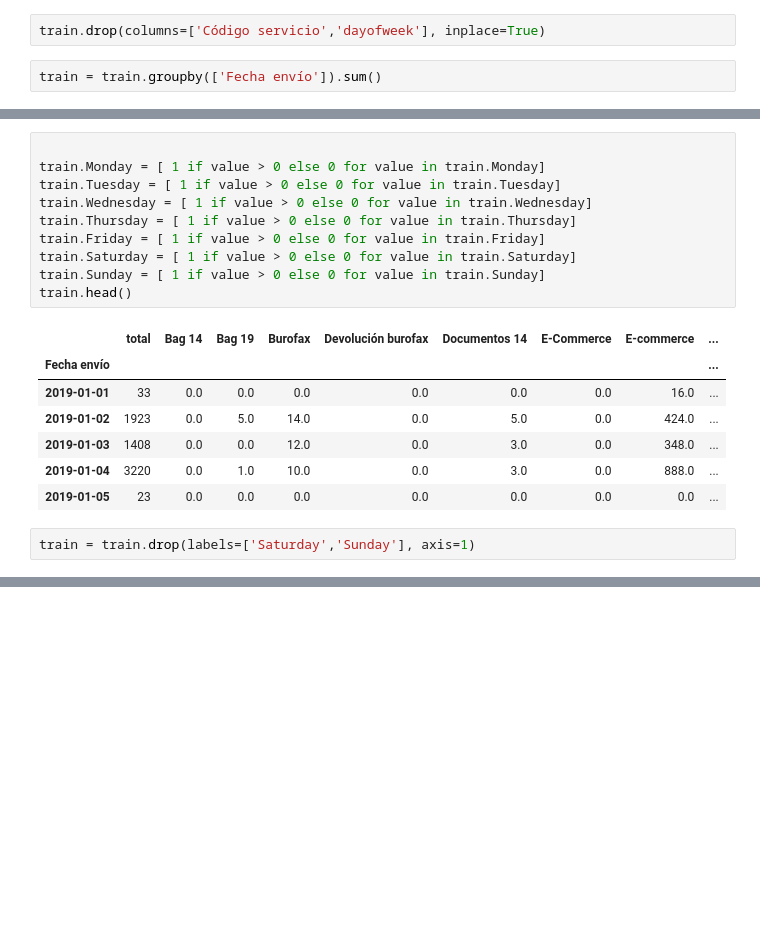
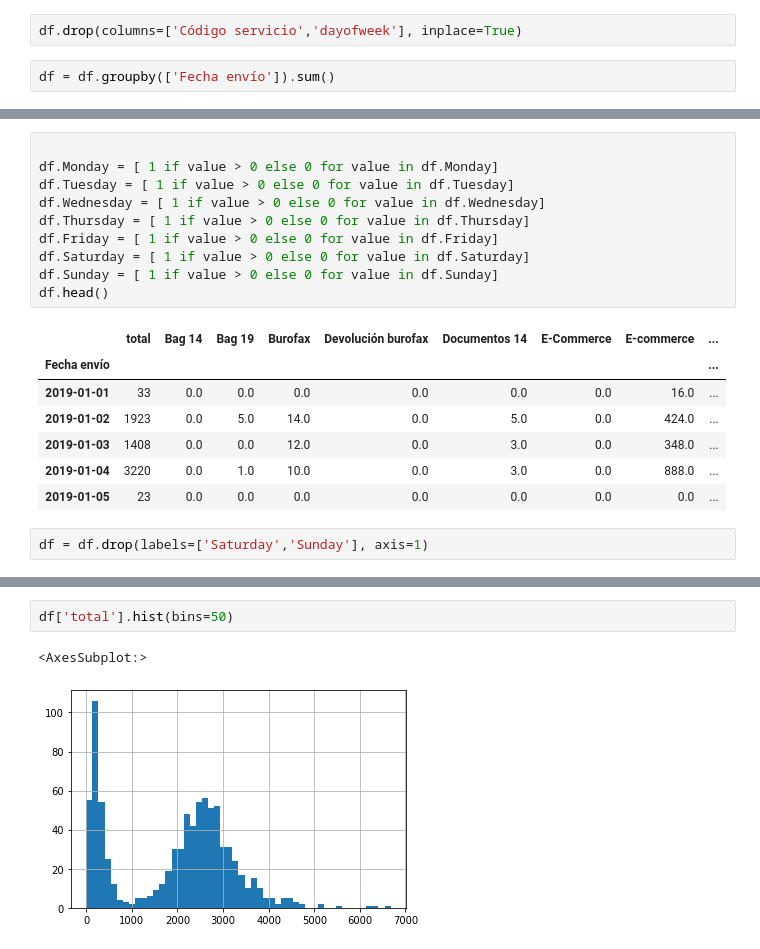
Before and after one commit to toniet/TFG, a Jupyter notebook: 1_CargaDataEnvios.ipynb, the cells around one changed output, grey strips where cells are left out. Saved outputs shown, nothing was run; the diff lists cells and outputs as text; blank space fills up the shorter version.

```diff
--- a/1_CargaDataEnvios.ipynb
+++ b/1_CargaDataEnvios.ipynb
@@ -196,7 +131,7 @@ train = pd.concat([train,encoded_df], axis=1)
 # %%
 #train = pd.concat([train,encoded_df], axis=1)
 # %%
-train.drop(columns=['Código servicio','dayofweek'], inplace=True)
+df.drop(columns=['Código servicio','dayofweek'], inplace=True)
 # %%
-train = train.groupby(['Fecha envío']).sum()
+df = df.groupby(['Fecha envío']).sum()
 # %%
@@ -247,13 +182,13 @@ columnas = ['E-commerce','Económico','Marítimo baleares',\
 # %%
 
-train.Monday = [ 1 if value > 0 else 0 for value in train.Monday]
-train.Tuesday = [ 1 if value > 0 else 0 for value in train.Tuesday]
-train.Wednesday = [ 1 if value > 0 else 0 for value in train.Wednesday]
-train.Thursday = [ 1 if value > 0 else 0 for value in train.Thursday]
-train.Friday = [ 1 if value > 0 else 0 for value in train.Friday]
-train.Saturday = [ 1 if value > 0 else 0 for value in train.Saturday]
-train.Sunday = [ 1 if value > 0 else 0 for value in train.Sunday]
-train.head()
+df.Monday = [ 1 if value > 0 else 0 for value in df.Monday]
+df.Tuesday = [ 1 if value > 0 else 0 for value in df.Tuesday]
+df.Wednesday = [ 1 if value > 0 else 0 for value in df.Wednesday]
+df.Thursday = [ 1 if value > 0 else 0 for value in df.Thursday]
+df.Friday = [ 1 if value > 0 else 0 for value in df.Friday]
+df.Saturday = [ 1 if value > 0 else 0 for value in df.Saturday]
+df.Sunday = [ 1 if value > 0 else 0 for value in df.Sunday]
+df.head()
 # %% [output]
 |  | total | Bag 14 | Bag 19 | Burofax | Devolución burofax | Documentos 14 | E-Commerce | E-commerce | ... |
 | Fecha envío |  |  |  |  |  |  |  |  | ... |
@@ -263,5 +198,5 @@ train.head()
 | 2019-01-04 | 3220 | 0.0 | 1.0 | 10.0 | 0.0 | 3.0 | 0.0 | 888.0 | ... |
 | 2019-01-05 | 23 | 0.0 | 0.0 | 0.0 | 0.0 | 0.0 | 0.0 | 0.0 | ... |
 # %%
-train = train.drop(labels=['Saturday','Sunday'], axis=1)
+df = df.drop(labels=['Saturday','Sunday'], axis=1)
 # %%
@@ -277,2 +211,7 @@ train['total'].autocorr(lag=7), train['total'].autocorr(lag=14), train['total'].
 # %% [output]
 (0.21367008437377788, 0.11611979553792952, 0.1825426651556608)
+# %%
+df['total'].hist(bins=50)
+# %% [output]
+<AxesSubplot:>
+[figure, added]
```
Also changed, not shown: parts of 32 cells of this notebook, 3 other files.
